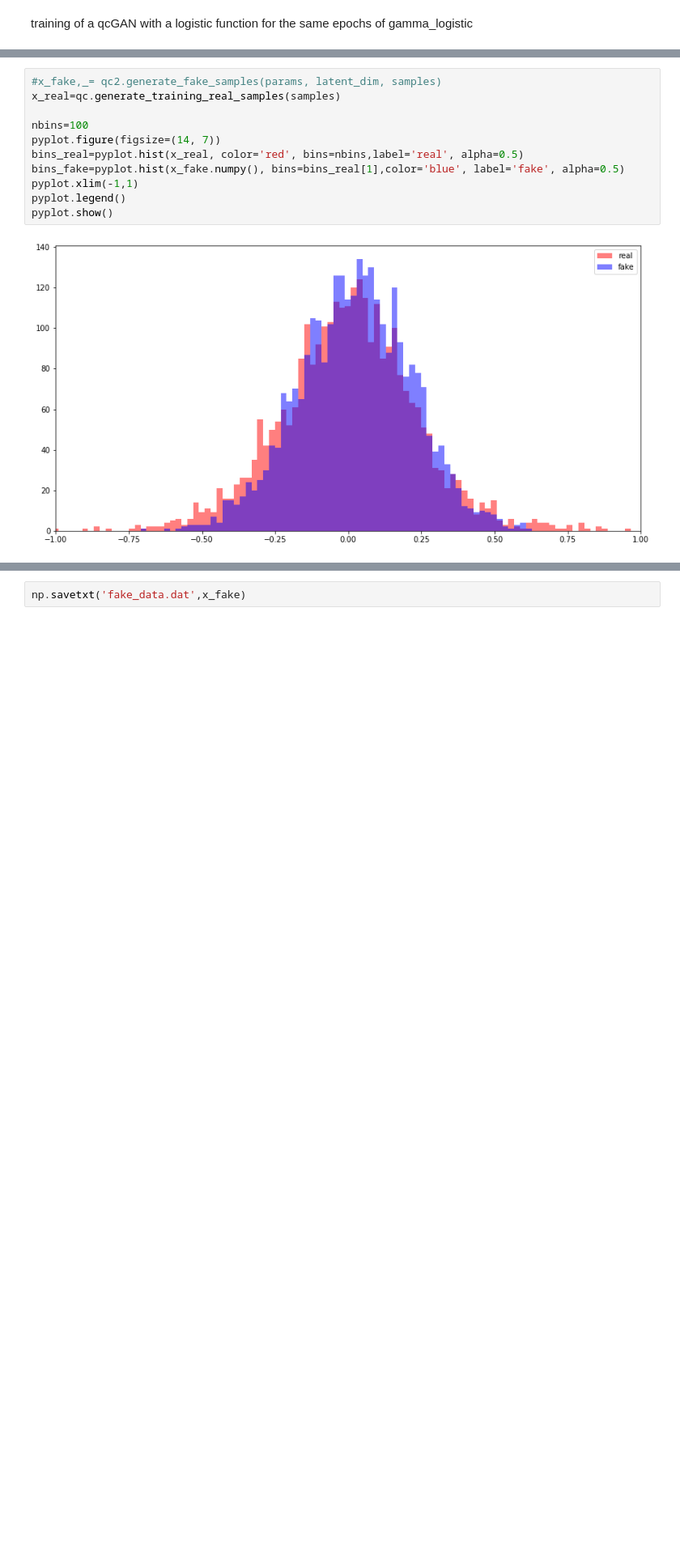
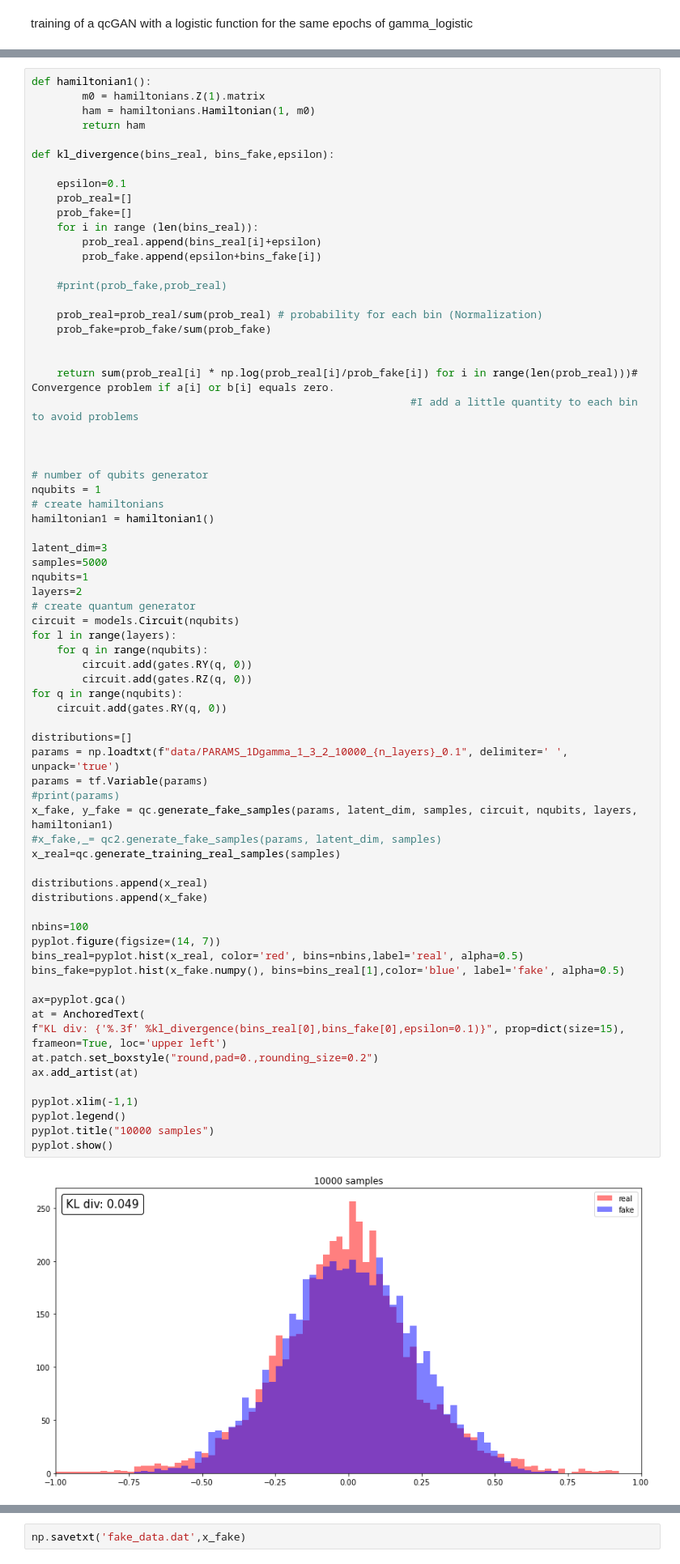
Before and after one commit to Edoardo-Pedicillo/Tesi_magistrale, a Jupyter notebook: logistic_10_params/logistic.ipynb, the cells around one changed output, grey strips where cells are left out. Shown: that part at 81% size. Cells and saved outputs as stored; diff of their text form; blank space fills up the shorter version.

```diff
--- a/logistic_10_params/logistic.ipynb
+++ b/logistic_10_params/logistic.ipynb
@@ -61,13 +26,72 @@ array([-0.06354119,  0.38300929, -0.01101019,  0.12693402, -0.16810634,
 # %%
+def hamiltonian1():
+        m0 = hamiltonians.Z(1).matrix
+        ham = hamiltonians.Hamiltonian(1, m0)
+        return ham
+
+def kl_divergence(bins_real, bins_fake,epsilon):
+
+    epsilon=0.1
+    prob_real=[]
+    prob_fake=[]
+    for i in range (len(bins_real)):
+        prob_real.append(bins_real[i]+epsilon)
+        prob_fake.append(epsilon+bins_fake[i])
+
+    #print(prob_fake,prob_real)
+
+    prob_real=prob_real/sum(prob_real) # probability for each bin (Normalization)
+    prob_fake=prob_fake/sum(prob_fake)
+
+
+    return sum(prob_real[i] * np.log(prob_real[i]/prob_fake[i]) for i in range(len(prob_real)))# Convergence problem if a[i] or b[i] equals zero.
+                                                            #I add a little quantity to each bin to avoid problems
+
+
+
+# number of qubits generator
+nqubits = 1
+# create hamiltonians
+hamiltonian1 = hamiltonian1()
+
+latent_dim=3
+samples=5000
+nqubits=1
+layers=2
+# create quantum generator
+circuit = models.Circuit(nqubits)
+for l in range(layers):
+    for q in range(nqubits):
+        circuit.add(gates.RY(q, 0))
+        circuit.add(gates.RZ(q, 0))
+for q in range(nqubits):
+    circuit.add(gates.RY(q, 0))
+
+distributions=[]
+params = np.loadtxt(f"data/PARAMS_1Dgamma_1_3_2_10000_{n_layers}_0.1", delimiter=' ', unpack='true')
+params = tf.Variable(params)
+#print(params)
+x_fake, y_fake = qc.generate_fake_samples(params, latent_dim, samples, circuit, nqubits, layers, hamiltonian1)
 #x_fake,_= qc2.generate_fake_samples(params, latent_dim, samples)
 x_real=qc.generate_training_real_samples(samples)
+
+distributions.append(x_real)
+distributions.append(x_fake)
 
 nbins=100
 pyplot.figure(figsize=(14, 7))
 bins_real=pyplot.hist(x_real, color='red', bins=nbins,label='real', alpha=0.5)
 bins_fake=pyplot.hist(x_fake.numpy(), bins=bins_real[1],color='blue', label='fake', alpha=0.5)
+
+ax=pyplot.gca()
+at = AnchoredText(
+f"KL div: {'%.3f' %kl_divergence(bins_real[0],bins_fake[0],epsilon=0.1)}", prop=dict(size=15), frameon=True, loc='upper left')
+at.patch.set_boxstyle("round,pad=0.,rounding_size=0.2")
+ax.add_artist(at)
+
 pyplot.xlim(-1,1)
 pyplot.legend()
+pyplot.title("10000 samples")
 pyplot.show()
 # %% [output]
-[figure, old version]
+[figure, new version]
```
Also changed, not shown: parts of 7 cells of this notebook, 4 other files.
